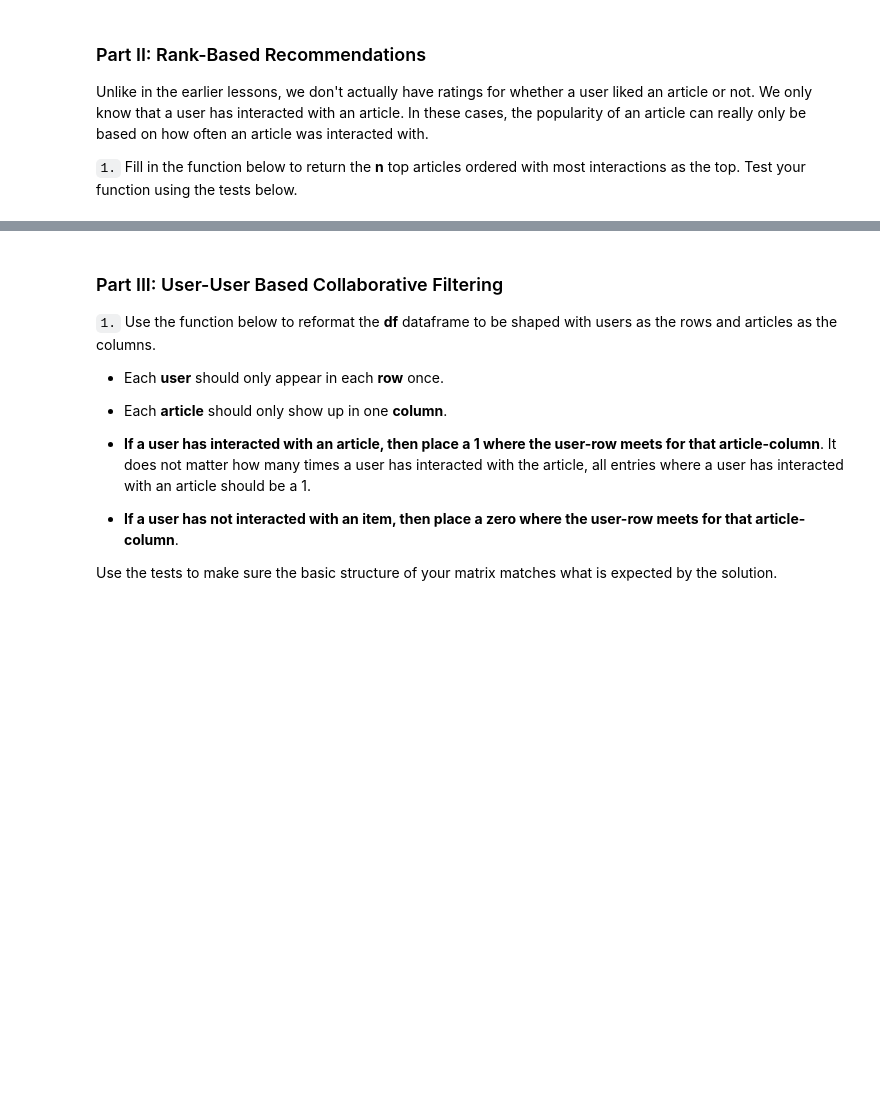
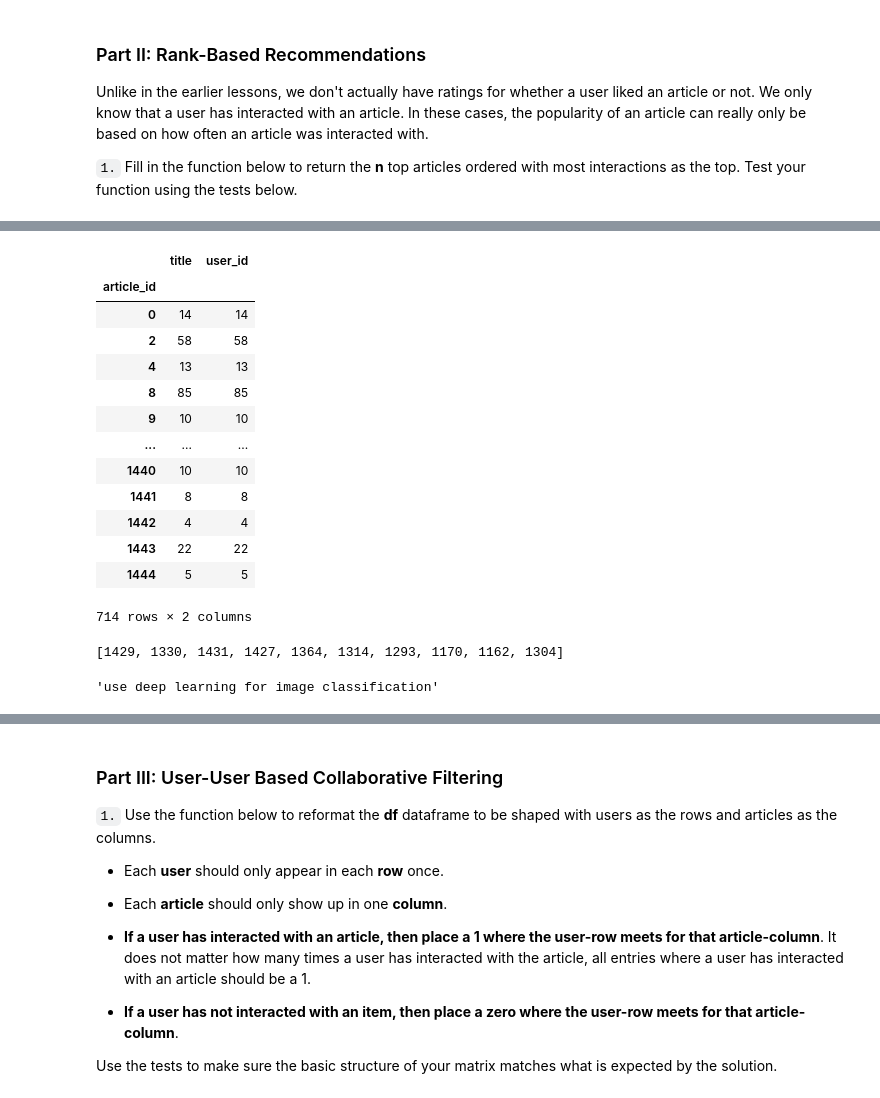
Before and after one commit to Martin-1997/udacity-recommendations-with-ibm, a Jupyter notebook: Recommendations_with_IBM.ipynb, the cells around one changed output, grey strips where cells are left out. Cells and saved outputs as stored; diff of their text form; code cells hidden in the pictures; blank space fills up the shorter version.

```diff
--- a/Recommendations_with_IBM.ipynb
+++ b/Recommendations_with_IBM.ipynb
@@ -204,3 +237,30 @@ Unlike in the earlier lessons, we don't actually have ratings for whether a user
+# %%
+grouped_df = pd.DataFrame(df.groupby("article_id").count())
+# %%
+grouped_df
+# %% [output]
+|  | title | user_id |
+| article_id |  |  |
+| 0 | 14 | 14 |
+| 2 | 58 | 58 |
+| 4 | 13 | 13 |
+| 8 | 85 | 85 |
+| 9 | 10 | 10 |
+| ... | ... | ... |
+| 1440 | 10 | 10 |
+| 1441 | 8 | 8 |
+| 1442 | 4 | 4 |
+| 1443 | 22 | 22 |
+| 1444 | 5 | 5 |
+714 rows × 2 columns
+# %%
+list(grouped_df.nlargest(10, 'title').index)
+# %% [output]
+[1429, 1330, 1431, 1427, 1364, 1314, 1293, 1170, 1162, 1304]
+# %%
+list(df.loc[df["article_id"] == 1429]["title"])[0]
+# %% [output]
+'use deep learning for image classification'
 # %%
 def get_top_articles(n, df=df):
     '''
```
Also changed, not shown: parts of 5 cells of this notebook.
